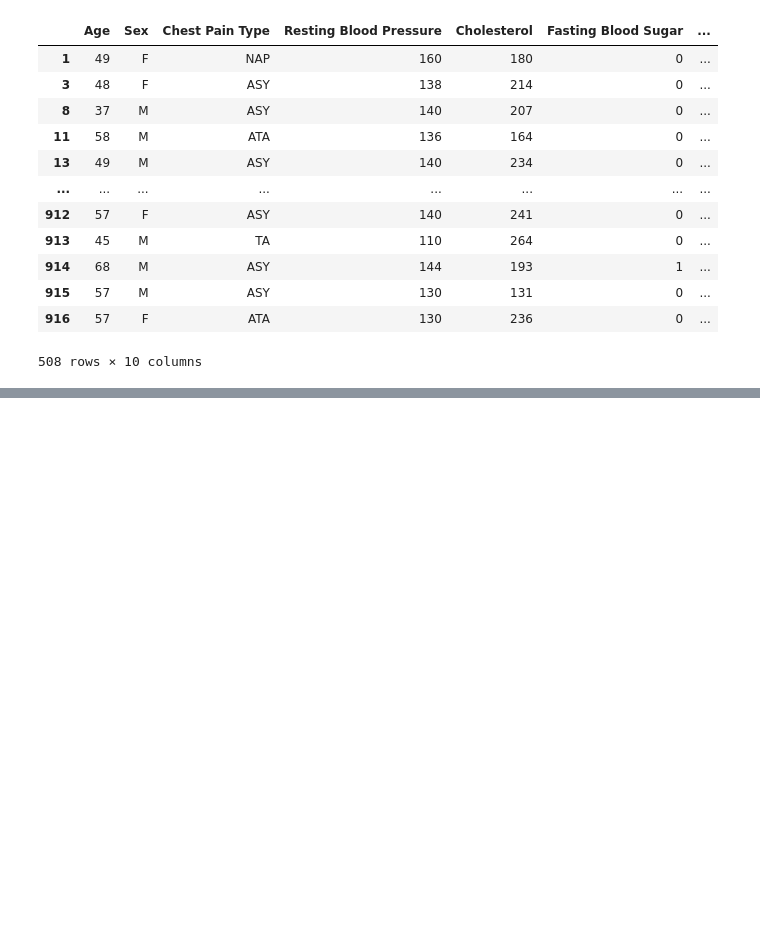
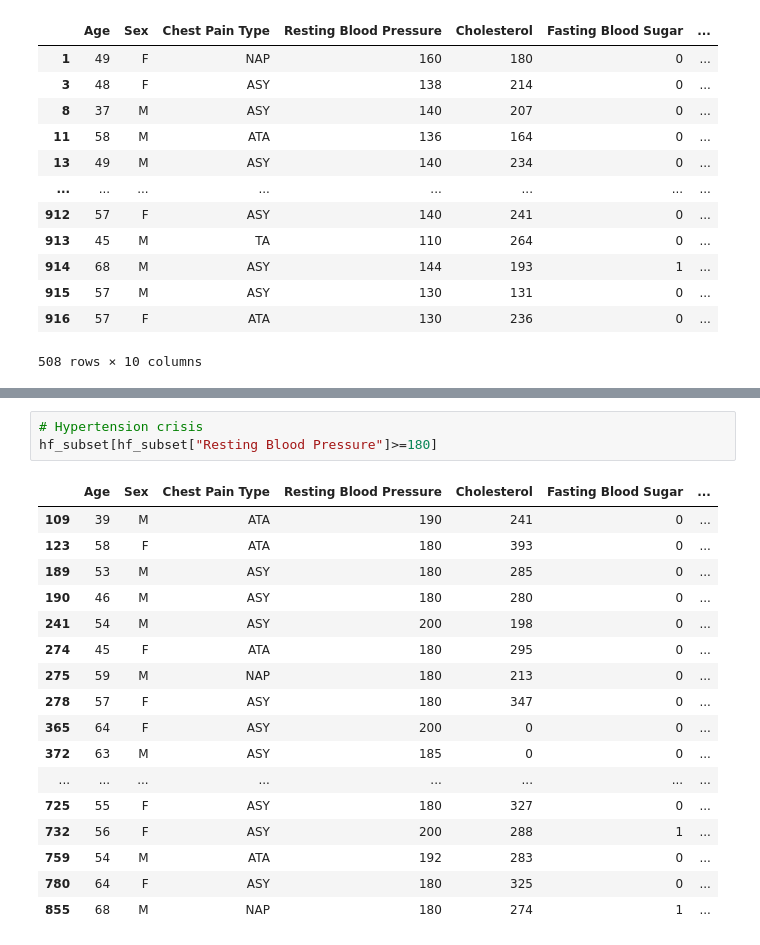
Before and after one commit to lgomez17/HeartFailure, a Jupyter notebook: hf.ipynb, the cells around one changed output, grey strips where cells are left out. Drawn from its saved outputs; the diff is of its cells as text; blank space fills up the shorter version.

```diff
--- a/hf.ipynb
+++ b/hf.ipynb
@@ -116,0 +167,21 @@ Name: Age, dtype: int64
+# %%
+# Hypertension crisis
+hf_subset[hf_subset["Resting Blood Pressure"]>=180]
+# %% [output]
+|  | Age | Sex | Chest Pain Type | Resting Blood Pressure | Cholesterol | Fasting Blood Sugar | ... |
+| 109 | 39 | M | ATA | 190 | 241 | 0 | ... |
+| 123 | 58 | F | ATA | 180 | 393 | 0 | ... |
+| 189 | 53 | M | ASY | 180 | 285 | 0 | ... |
+| 190 | 46 | M | ASY | 180 | 280 | 0 | ... |
+| 241 | 54 | M | ASY | 200 | 198 | 0 | ... |
+| 274 | 45 | F | ATA | 180 | 295 | 0 | ... |
+| 275 | 59 | M | NAP | 180 | 213 | 0 | ... |
+| 278 | 57 | F | ASY | 180 | 347 | 0 | ... |
+| 365 | 64 | F | ASY | 200 | 0 | 0 | ... |
+| 372 | 63 | M | ASY | 185 | 0 | 0 | ... |
+| ... | ... | ... | ... | ... | ... | ... | ... |
+| 725 | 55 | F | ASY | 180 | 327 | 0 | ... |
+| 732 | 56 | F | ASY | 200 | 288 | 1 | ... |
+| 759 | 54 | M | ATA | 192 | 283 | 0 | ... |
+| 780 | 64 | F | ASY | 180 | 325 | 0 | ... |
+| 855 | 68 | M | NAP | 180 | 274 | 1 | ... |
```
Also changed, not shown: parts of 19 cells of this notebook, 1 other file.
